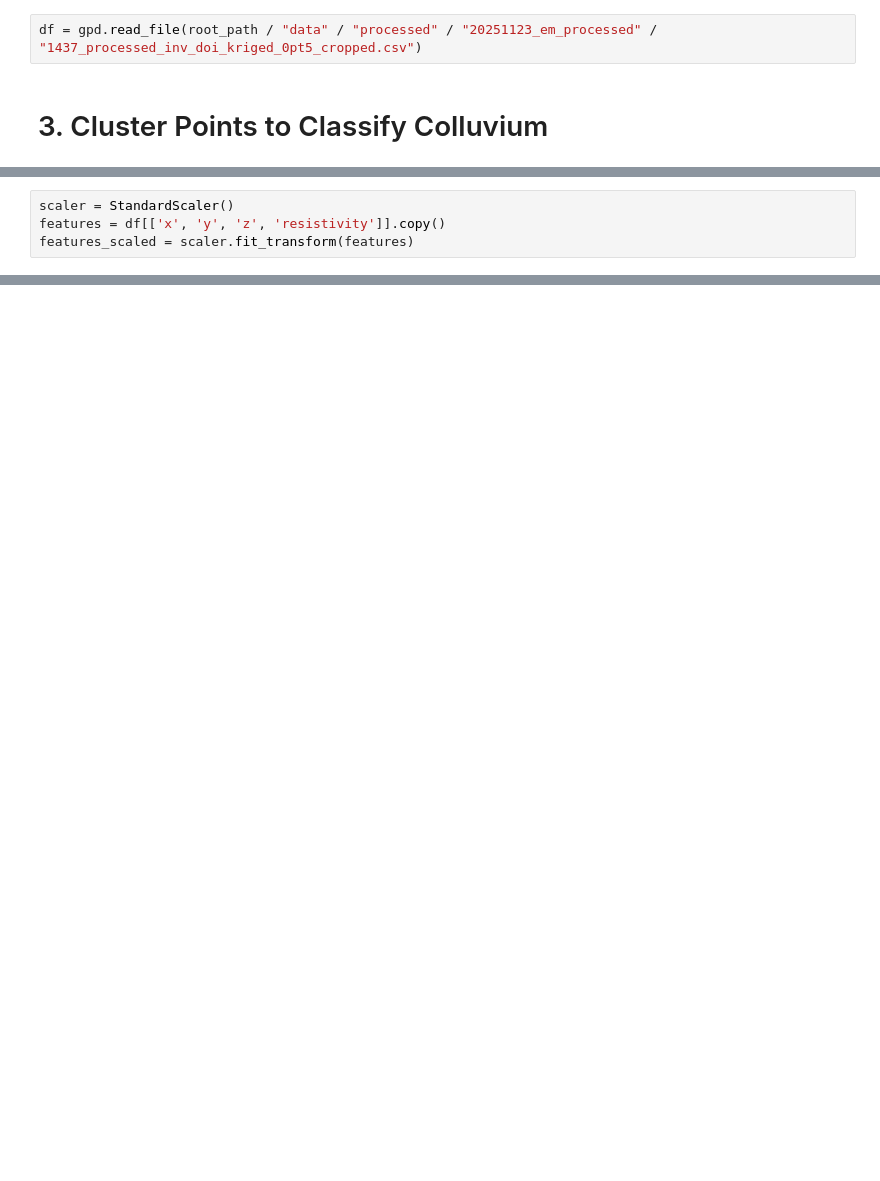
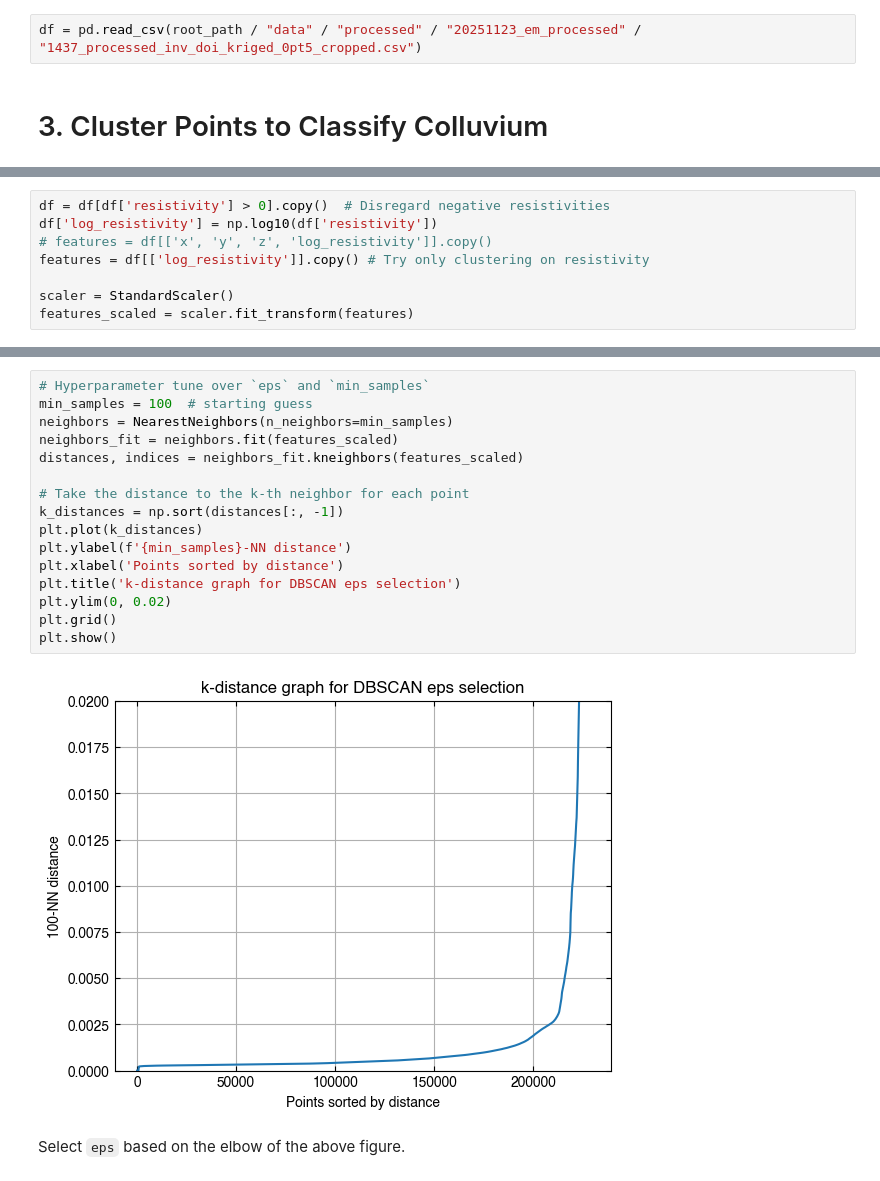
Before and after one commit to trevesli/big_c, a Jupyter notebook: notebooks/03_clustering.ipynb, the cells around one changed output, grey strips where cells are left out. Cells and saved outputs as stored; diff of their text form; blank space fills up the shorter version.

Commit message:
Finished clustering

```diff
--- a/notebooks/03_clustering.ipynb
+++ b/notebooks/03_clustering.ipynb
@@ -39,7 +46,7 @@ plt.rcParams['ytick.direction'] = 'in'
 plt.rcParams['xtick.top'] = True
 plt.rcParams['ytick.right'] = True
 # %%
-df = gpd.read_file(root_path / "data" / "processed" / "20251123_em_processed" / "1437_processed_inv_doi_kriged_0pt5_cropped.csv")
+df = pd.read_csv(root_path / "data" / "processed" / "20251123_em_processed" / "1437_processed_inv_doi_kriged_0pt5_cropped.csv")
 # %% [markdown]
 # 3. Cluster Points to Classify Colluvium
 # %% [markdown]
@@ -49,6 +58,10 @@ We can still include `x` and `y`, if we scale features to make all features comp
 # %%
+df = df[df['resistivity'] > 0].copy()  # Disregard negative resistivities
+df['log_resistivity'] = np.log10(df['resistivity'])
+# features = df[['x', 'y', 'z', 'log_resistivity']].copy()
+features = df[['log_resistivity']].copy() # Try only clustering on resistivity
+
 scaler = StandardScaler()
-features = df[['x', 'y', 'z', 'resistivity']].copy()
 features_scaled = scaler.fit_transform(features)
 # %% [markdown]
 Clustering algorithms:
@@ -59,2 +82,22 @@ Clustering algorithms:
+# %%
+# Hyperparameter tune over `eps` and `min_samples`
+min_samples = 100  # starting guess
+neighbors = NearestNeighbors(n_neighbors=min_samples)
+neighbors_fit = neighbors.fit(features_scaled)
+distances, indices = neighbors_fit.kneighbors(features_scaled)
+
+# Take the distance to the k-th neighbor for each point
+k_distances = np.sort(distances[:, -1])
+plt.plot(k_distances)
+plt.ylabel(f'{min_samples}-NN distance')
+plt.xlabel('Points sorted by distance')
+plt.title('k-distance graph for DBSCAN eps selection')
+plt.ylim(0, 0.02)
+plt.grid()
+plt.show()
+# %% [output]
+[figure, added]
+# %% [markdown]
+Select `eps` based on the elbow of the above figure.
 # %%
 # Fit DBSCAN
```
Also changed, not shown: parts of 17 cells of this notebook, 1 other file.
